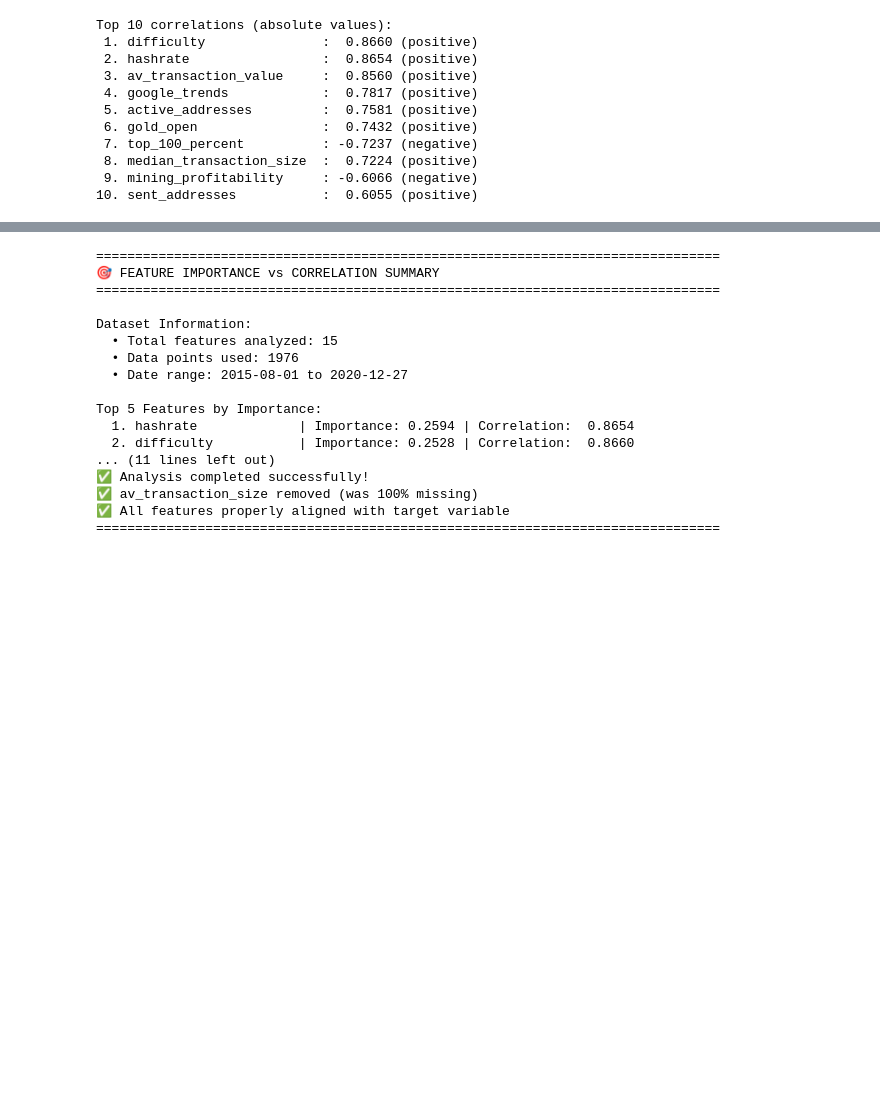
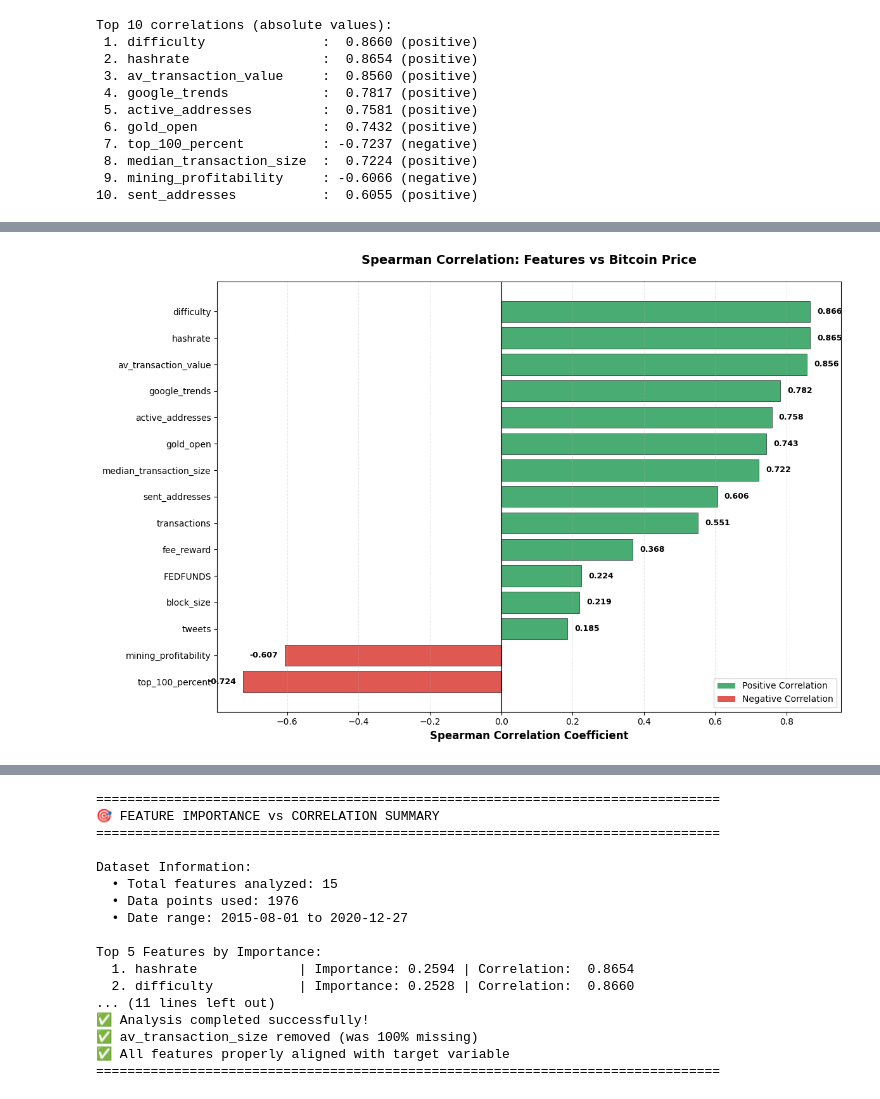
Before and after one commit to jose-fernando-1/Cryptocurrency, a Jupyter notebook: notebooks/Feature Importance.ipynb, the cells around one changed output, grey strips where cells are left out. Drawn from its saved outputs; the diff is of its cells as text; code cells hidden in the pictures; blank space fills up the shorter version.

Commit message:
Improving feature correlation plot

```diff
--- a/notebooks/Feature Importance.ipynb
+++ b/notebooks/Feature Importance.ipynb
@@ -196,3 +198,87 @@ Top 10 correlations (absolute values):
  8. median_transaction_size  :  0.7224 (positive)
  9. mining_profitability     : -0.6066 (negative)
 10. sent_addresses           :  0.6055 (positive)
+# %%
+# Create correlation matrix with target variable using Spearman method
+correlation_with_target = pd.DataFrame({
+    'Feature': X.columns,
+    'Spearman_Correlation': [X[col].corr(Y_aligned, method='spearman') for col in X.columns]
+})
+
+# Sort by absolute Spearman correlation
+correlation_with_target['Abs_Correlation'] = correlation_with_target['Spearman_Correlation'].abs()
+correlation_with_target = correlation_with_target.sort_values('Abs_Correlation', ascending=False)
+
+# Display the correlation matrix
+print("=" * 80)
+print("CORRELATION MATRIX: All Features vs Bitcoin Price (Spearman)")
+print("=" * 80)
+print(f"\n{'Feature':<30} {'Spearman':>12} {'Abs_Spearman':>12}")
+print("-" * 80)
+for idx, row in correlation_with_target.iterrows():
+    print(f"{row['Feature']:<30} {row['Spearman_Correlation']:>12.4f} {row['Abs_Correlation']:>12.4f}")
+print("=" * 80)
+
+# Visualize correlation matrix - Improved version
+fig, ax = plt.subplots(figsize=(12, 8))
+
+# Sort data for plotting
+plot_data = correlation_with_target.set_index('Feature')['Spearman_Correlation'].sort_values()
+
+# Create color array based on positive/negative correlations
+colors = ['#d73027' if x < 0 else '#1a9850' for x in plot_data.values]
+
+# Create horizontal bar plot
+bars = ax.barh(range(len(plot_data)), plot_data.values, color=colors, alpha=0.8, edgecolor='black', linewidth=0.5)
+
+# Customize the plot
+ax.set_yticks(range(len(plot_data)))
+ax.set_yticklabels(plot_data.index, fontsize=10)
+ax.set_xlabel('Spearman Correlation Coefficient', fontsize=12, fontweight='bold')
+ax.set_title('Spearman Correlation: Features vs Bitcoin Price', fontsize=14, fontweight='bold', pad=20)
+ax.axvline(x=0, color='black', linestyle='-', linewidth=1.5, alpha=0.7)
+ax.grid(axis='x', alpha=0.3, linestyle='--')
+ax.set_xlim([min(plot_data.values) * 1.1, max(plot_data.values) * 1.1])
+
+# Add value labels on bars
+for i, (bar, value) in enumerate(zip(bars, plot_data.values)):
+    x_pos = value + (0.02 if value > 0 else -0.02)
+    ha = 'left' if value > 0 else 'right'
+    ax.text(x_pos, bar.get_y() + bar.get_height()/2, f'{value:.3f}',
+            va='center', ha=ha, fontsize=9, fontweight='bold')
+
+# Add legend
+from matplotlib.patches import Patch
+legend_elements = [Patch(facecolor='#1a9850', alpha=0.8, label='Positive Correlation'),
+                   Patch(facecolor='#d73027', alpha=0.8, label='Negative Correlation')]
+ax.legend(handles=legend_elements, loc='lower right', fontsize=10)
+
+plt.tight_layout()
+plt.show()
+
+# Create a heatmap-style visualization - Improved version
+fig, ax = plt.subplots(figsize=(14, 3))
+
+# Prepare data for heatmap
+corr_matrix = correlation_with_target.set_index('Feature')['Spearman_Correlation'].sort_values(ascending=False).to_frame().T
+
+# Create heatmap
+im = sb.heatmap(corr_matrix, annot=True, fmt='.3f', cmap='RdYlGn', center=0,
+                cbar_kws={'label': 'Spearman Correlation Coefficient', 'shrink': 0.8},
+                linewidths=1, linecolor='black', ax=ax, vmin=-1, vmax=1,
+                annot_kws={'fontsize': 9, 'fontweight': 'bold'})
+
+ax.set_title('Spearman Correlation Heatmap: Features vs Bitcoin Price',
+             fontsize=14, fontweight='bold', pad=15)
+ax.set_xlabel('')
+ax.set_ylabel('', fontsize=11)
+ax.set_yticklabels(['Spearman Correlation'], rotation=0, fontsize=11)
+
+# Rotate x-axis labels for better readability
+plt.xticks(rotation=45, ha='right', fontsize=9)
+
+plt.tight_layout()
+plt.show()
+
+print(f"\n✅ Correlation matrix analysis completed!")
+# %% [output]
@@ -198,0 +302 @@ Top 10 correlations (absolute values):
+[figure, added]
```
Also changed, not shown: parts of 3 cells of this notebook.
